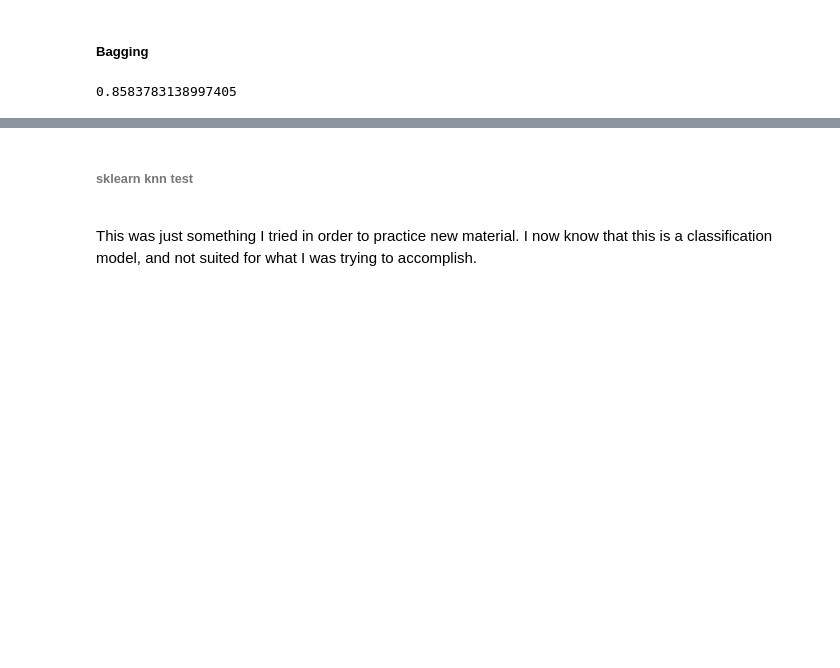
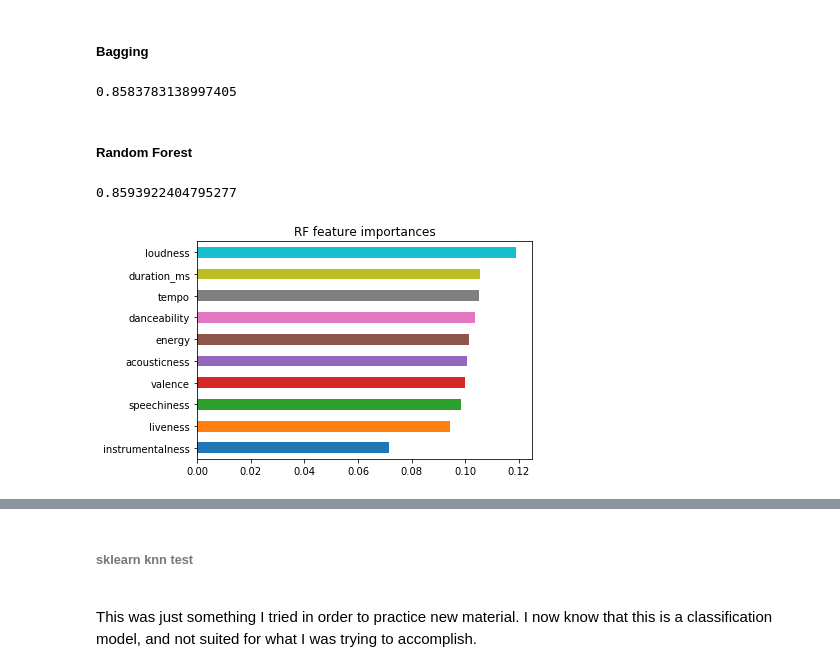
Before and after one commit to twillstw/Springboard-Projects, a Jupyter notebook: Scratchpad.ipynb, the cells around one changed output, grey strips where cells are left out. Drawn from its saved outputs; the diff is of its cells as text; code cells hidden in the pictures; blank space fills up the shorter version.

Commit message:
A few data wrangling updates, and random forest trial

```diff
--- a/Scratchpad.ipynb
+++ b/Scratchpad.ipynb
@@ -52,7 +52,7 @@ so.head()
 #print(so.dtypes)
 # %%
 #Create new table with a column classifying popularity ratings
-classified = so
+classified = so.copy()
 classified['pop_rating'] = ''
 
 for i, row in classified.iterrows():
@@ -151,3 +151,24 @@ bc_pred = bc.predict(X_tst)
 accuracy_score(bc_pred, y_tst)
 # %% [output]
 0.8583783138997405
+# %% [markdown]
+##### Random Forest
+# %%
+from sklearn.ensemble import RandomForestClassifier
+
+rf = RandomForestClassifier(n_estimators=100, random_state=1)
+
+rf.fit(X_tr, y_tr)
+
+rf_pred = rf.predict(X_tst)
+
+accuracy_score(rf_pred, y_tst)
+# %% [output]
+0.8593922404795277
+# %%
+important = pd.Series(data=rf.feature_importances_, index=X_tr.columns).sort_values()
+
+_ = important.plot(kind='barh')
+_ = plt.title('RF feature importances')
+# %% [output]
+[figure, added]
```
Also changed, not shown: parts of 5 cells of this notebook.
